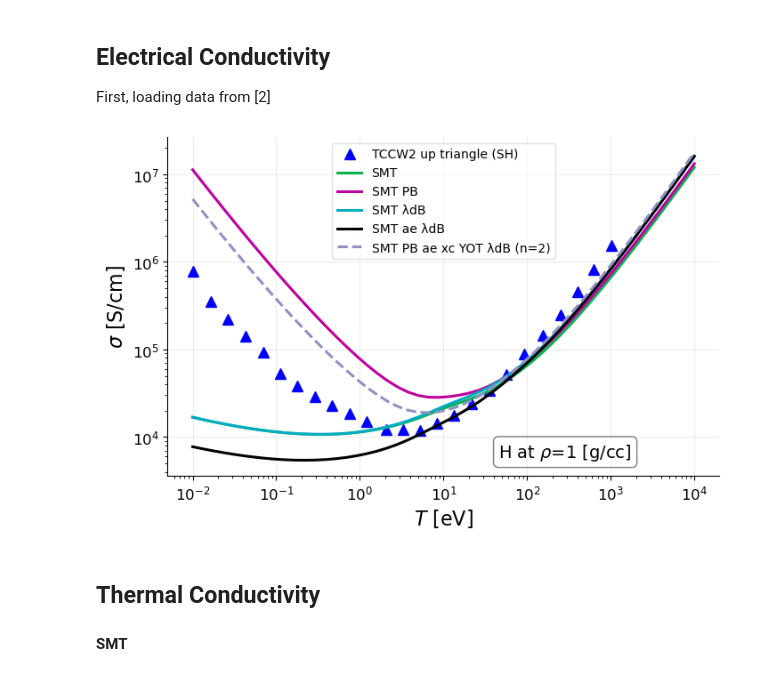
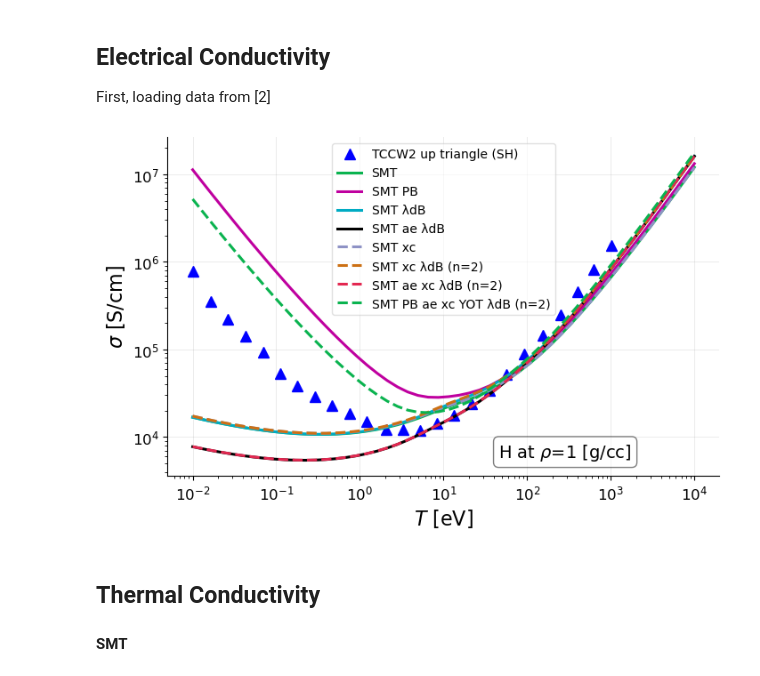
Before and after one commit to ZachAJohnson/SMT, a Jupyter notebook: examples/Example_XC_λ_Validation.ipynb, the cells around one changed output. Cells and saved outputs as stored; diff of their text form; code cells hidden in the pictures.

```diff
--- a/examples/Example_XC_λ_Validation.ipynb
+++ b/examples/Example_XC_λ_Validation.ipynb
@@ -48,7 +48,7 @@ mpl.rcParams['figure.dpi'] = 100
 def get_transport_functions(Z, A, ni_cc, **kwargs):
 
 
-    smt = SMT.TransportProperties(1, np.array([m_amu*A]), np.array([Z]), np.array([1*eV_to_AU, 1*eV_to_AU ]),
+    smt = SMT.TransportProperties(1, np.array([amu_to_AU*A]), np.array([Z]), np.array([1*eV_to_AU, 1*eV_to_AU ]),
                                   np.array([ni_cc])*invcc_to_AU, **kwargs, Zbar_type='TF')
 
     # All out in cgs
@@ -110,7 +110,7 @@ First, loading data from [2]
 Element_name = 'H'
 Z, A = 1, 1.00784
 ρi_gpercc  = 1
-ni_cc = ρi_gpercc/(m_amu*A*AU_to_g)
+ni_cc = ρi_gpercc/(amu_to_AU*A*AU_to_g)
 
 λdB_n = 2
 # improved_xc_SMT=False, improved_ae_SMT=True,improved_λdB_SMT=True ,improved_PauliBlocking=False
@@ -142,41 +142,41 @@ ax.plot(TeV_list, SMT_H_funcs[4](TeV_list), label='SMT')
 ax.plot(TeV_list, SMTPB_H_funcs[4](TeV_list), label='SMT PB')
 ax.plot(TeV_list, SMTλdB_H_funcs[4](TeV_list), label='SMT λdB')
 ax.plot(TeV_list, SMTaeλdB_H_funcs[4](TeV_list),'k', label=f'SMT ae λdB ')
-# ax.plot(TeV_list, SMTYOT_H_funcs[4](TeV_list),'--', label='SMT xc')
-# ax.plot(TeV_list, SMTYOTλdB_H_funcs[4](TeV_list),'--', label=f'SMT xc λdB (n={λdB_n})')
-# ax.plot(TeV_list, SMTaeYOTλdB_H_funcs[4](TeV_list),'--', label=f'SMT ae xc λdB (n={λdB_n})')
+ax.plot(TeV_list, SMTYOT_H_funcs[4](TeV_list),'--', label='SMT xc')
+ax.plot(TeV_list, SMTYOTλdB_H_funcs[4](TeV_list),'--', label=f'SMT xc λdB (n={λdB_n})')
+ax.plot(TeV_list, SMTaeYOTλdB_H_funcs[4](TeV_list),'--', label=f'SMT ae xc λdB (n={λdB_n})')
 ax.plot(TeV_list, SMTPBaeYOTλdB_H_funcs[4](TeV_list),'--', label=f'SMT PB ae xc YOT λdB (n={λdB_n})')
 
 ax.set_ylabel(r"$\sigma$ [S/cm]")
 #
 # ax = axs[1]
 # ax.plot(TeV_list, SMTλdB_H_funcs[6](TeV_list)[3]/SMTλdB_H_funcs[6](TeV_list)[2], label=r'$r_c/\lambda_{dB}$')
 # ax.plot(TeV_list, SMTλdB_H_funcs[4](TeV_list)/SMT_H_funcs[4](TeV_list), label='SMTdB/SMT')
 # ax.plot(TeV_list, SMTλdB_H_funcs[6](TeV_list)[-2], label=r'$f_{\rm dB}$')
 # ax.plot(TeV_list, SMTλdB_H_funcs[6](TeV_list)[-1], label=r'$K_{11}(g_{ei})$')
 # ax.plot(TeV_list, SMTλdB_H_funcs[6](TeV_list)[0]/SMTλdB_H_funcs[5](TeV_list), label=r'$\lambda_e/\lambda_{\rm eff}$')
 # ax.plot(TeV_list, SMTλdB_H_funcs[6](TeV_list)[1]/SMTλdB_H_funcs[5](TeV_list), label=r'$\lambda_i^{\rm eff}/\lambda_{\rm eff}$')
 # ax.plot(TeV_list, SMTYOTλdB_H_funcs[4](TeV_list)/SMT_H_funcs[4](TeV_list), label=r'$\sigma(YOT+\lambda_{dB})/\sigma$')
 # ax.plot(TeV_list, SMTλdB_H_funcs[6](TeV_list)[4], label=r'$\theta$')
 # ax.set_ylabel("Parameter")
 
 for ax in axs:
     ax.set_xlabel(r"$T$ [eV]")
 
     # Inset Text Box
     bbox = dict(boxstyle='round', facecolor='white', alpha=0.5)
     inset_text = f"{Element_name} at " r"$\rho$" + f"={ρi_gpercc} [g/cc]"
     ax.text(0.6, 0.1, inset_text, transform=ax.transAxes, fontsize=14,
             verticalalignment='top', bbox=bbox)
 
     # Scales
     ax.set_yscale('log')
     ax.set_xscale('log')
 
     # Legend
     ax.legend()
 # %% [output]
-[figure, old version]
+[figure, new version]
 # %% [markdown]
 ## Thermal Conductivity
 
```
Also changed, not shown: 3 other files.
